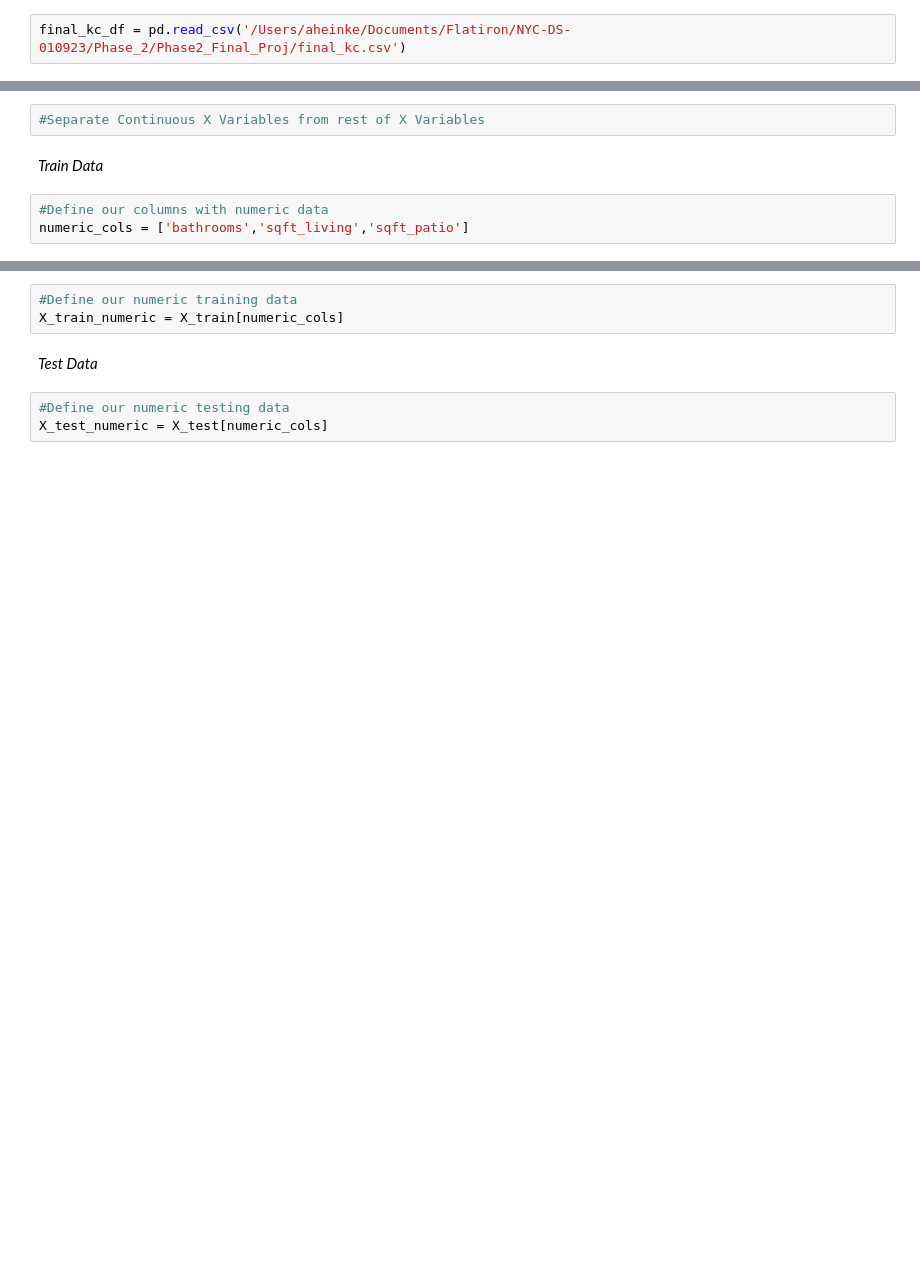
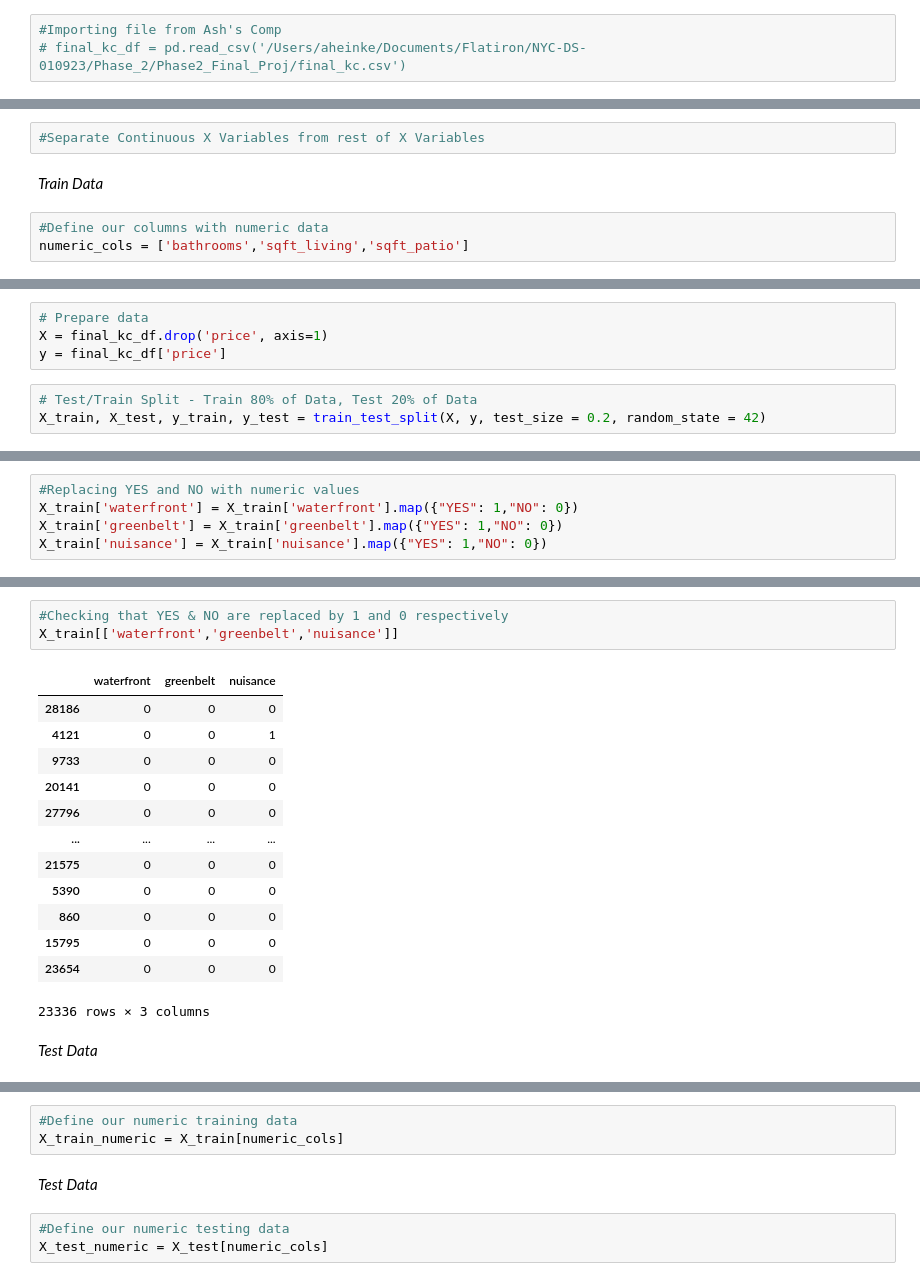
Before and after one commit to aokdata/King-County-House-Sales-, a Jupyter notebook: Data Modeling Notebook.ipynb, the cells around one changed output, grey strips where cells are left out. Drawn from its saved outputs; the diff is of its cells as text; blank space fills up the shorter version.

```diff
--- a/Data Modeling Notebook.ipynb
+++ b/Data Modeling Notebook.ipynb
@@ -65,5 +68,6 @@ warnings.filterwarnings("ignore", category=DeprecationWarning)
 # %%
-final_kc_df = pd.read_csv('/Users/aheinke/Documents/Flatiron/NYC-DS-010923/Phase_2/Phase2_Final_Proj/final_kc.csv')
+#Importing file from Ash's Comp
+# final_kc_df = pd.read_csv('/Users/aheinke/Documents/Flatiron/NYC-DS-010923/Phase_2/Phase2_Final_Proj/final_kc.csv')
 # %%
 #Reminder of what it looks like.
 final_kc_df.head()
@@ -527,0 +668,7 @@ numeric_cols = ['bathrooms','sqft_living','sqft_patio']
+# %%
+# Prepare data
+X = final_kc_df.drop('price', axis=1)
+y = final_kc_df['price']
+# %%
+# Test/Train Split - Train 80% of Data, Test 20% of Data
+X_train, X_test, y_train, y_test = train_test_split(X, y, test_size = 0.2, random_state = 42)
@@ -527,0 +689,5 @@ numeric_cols = ['bathrooms','sqft_living','sqft_patio']
+# %%
+#Replacing YES and NO with numeric values
+X_train['waterfront'] = X_train['waterfront'].map({"YES": 1,"NO": 0})
+X_train['greenbelt'] = X_train['greenbelt'].map({"YES": 1,"NO": 0})
+X_train['nuisance'] = X_train['nuisance'].map({"YES": 1,"NO": 0})
@@ -527,0 +710,19 @@ numeric_cols = ['bathrooms','sqft_living','sqft_patio']
+# %%
+#Checking that YES & NO are replaced by 1 and 0 respectively
+X_train[['waterfront','greenbelt','nuisance']]
+# %% [output]
+|  | waterfront | greenbelt | nuisance |
+| 28186 | 0 | 0 | 0 |
+| 4121 | 0 | 0 | 1 |
+| 9733 | 0 | 0 | 0 |
+| 20141 | 0 | 0 | 0 |
+| 27796 | 0 | 0 | 0 |
+| ... | ... | ... | ... |
+| 21575 | 0 | 0 | 0 |
+| 5390 | 0 | 0 | 0 |
+| 860 | 0 | 0 | 0 |
+| 15795 | 0 | 0 | 0 |
+| 23654 | 0 | 0 | 0 |
+23336 rows × 3 columns
+# %% [markdown]
+*Test Data*
```
Also changed, not shown: parts of 106 cells of this notebook, 1 other file.
